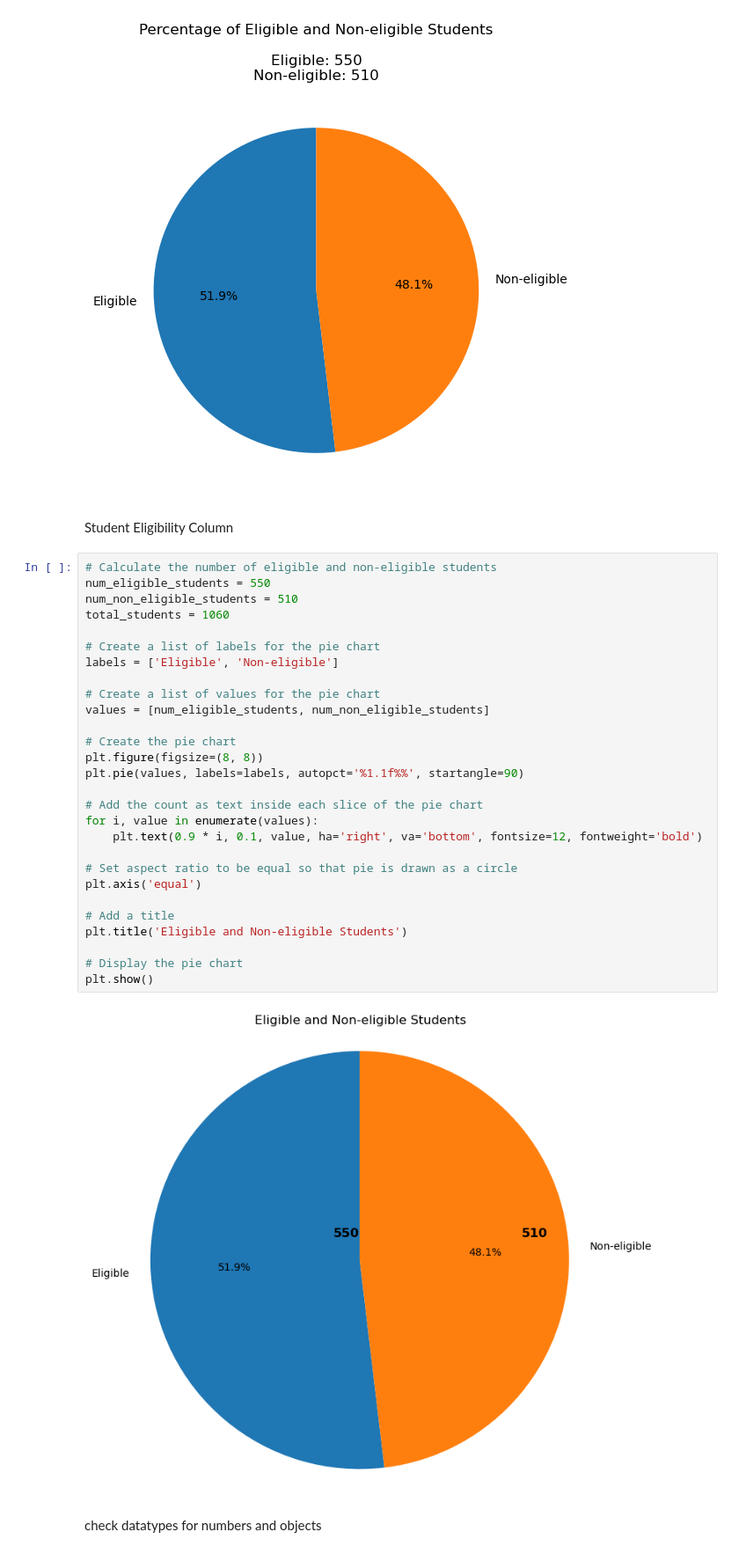
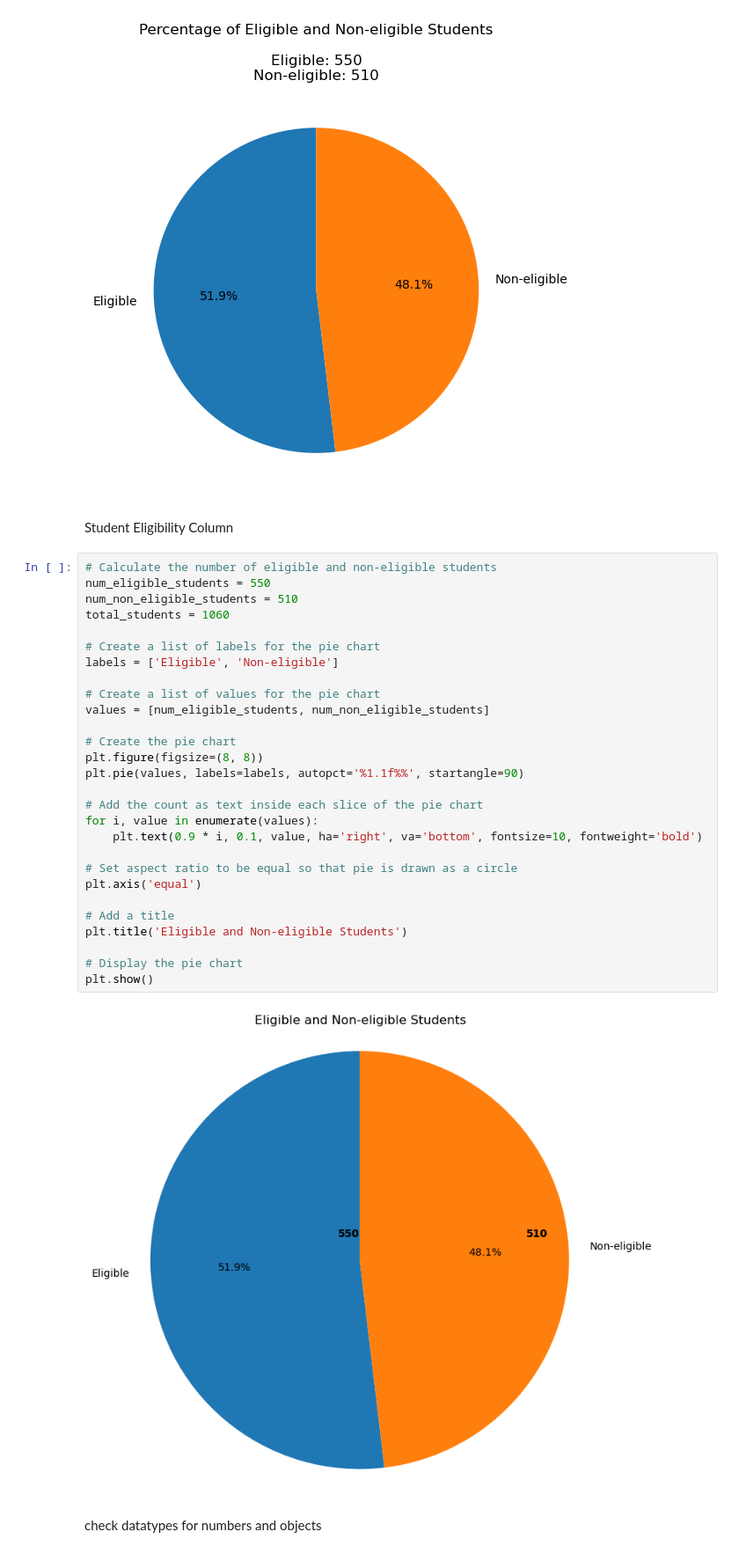
Before and after one commit to Placidus-Ali/intermediate_projects, a Jupyter notebook: citrone_performance.ipynb, the cells around one changed output. Shown at 88% size. Cells and saved outputs as stored; diff of their text form.

```diff
--- a/citrone_performance.ipynb
+++ b/citrone_performance.ipynb
@@ -443,38 +443,38 @@ Average Quiz Scores - Non-eligible students: 50.667329411764705
 Average Assignment Scores - Eligible students: 51.585454545454546
 Average Assignment Scores - Non-eligible students: 50.65098039215686
 [figure]
-# %% [markdown]
-Student Eligibility Column
+# %% [markdown]
+Student Eligibility Column
 # %%
 # Calculate the number of eligible and non-eligible students
 num_eligible_students = 550
 num_non_eligible_students = 510
 total_students = 1060
 
 # Create a list of labels for the pie chart
 labels = ['Eligible', 'Non-eligible']
 
 # Create a list of values for the pie chart
 values = [num_eligible_students, num_non_eligible_students]
 
 # Create the pie chart
 plt.figure(figsize=(8, 8))
 plt.pie(values, labels=labels, autopct='%1.1f%%', startangle=90)
 
 # Add the count as text inside each slice of the pie chart
 for i, value in enumerate(values):
-    plt.text(0.9 * i, 0.1, value, ha='right', va='bottom', fontsize=12, fontweight='bold')
+    plt.text(0.9 * i, 0.1, value, ha='right', va='bottom', fontsize=10, fontweight='bold')
 
 # Set aspect ratio to be equal so that pie is drawn as a circle
 plt.axis('equal')
 
 # Add a title
 plt.title('Eligible and Non-eligible Students')
 
 # Display the pie chart
 plt.show()
 # %% [output]
-[figure, old version]
+[figure, new version]
 # %% [markdown]
 check datatypes for numbers and objects
 # %%
```
Also changed, not shown: parts of 4 cells of this notebook.
